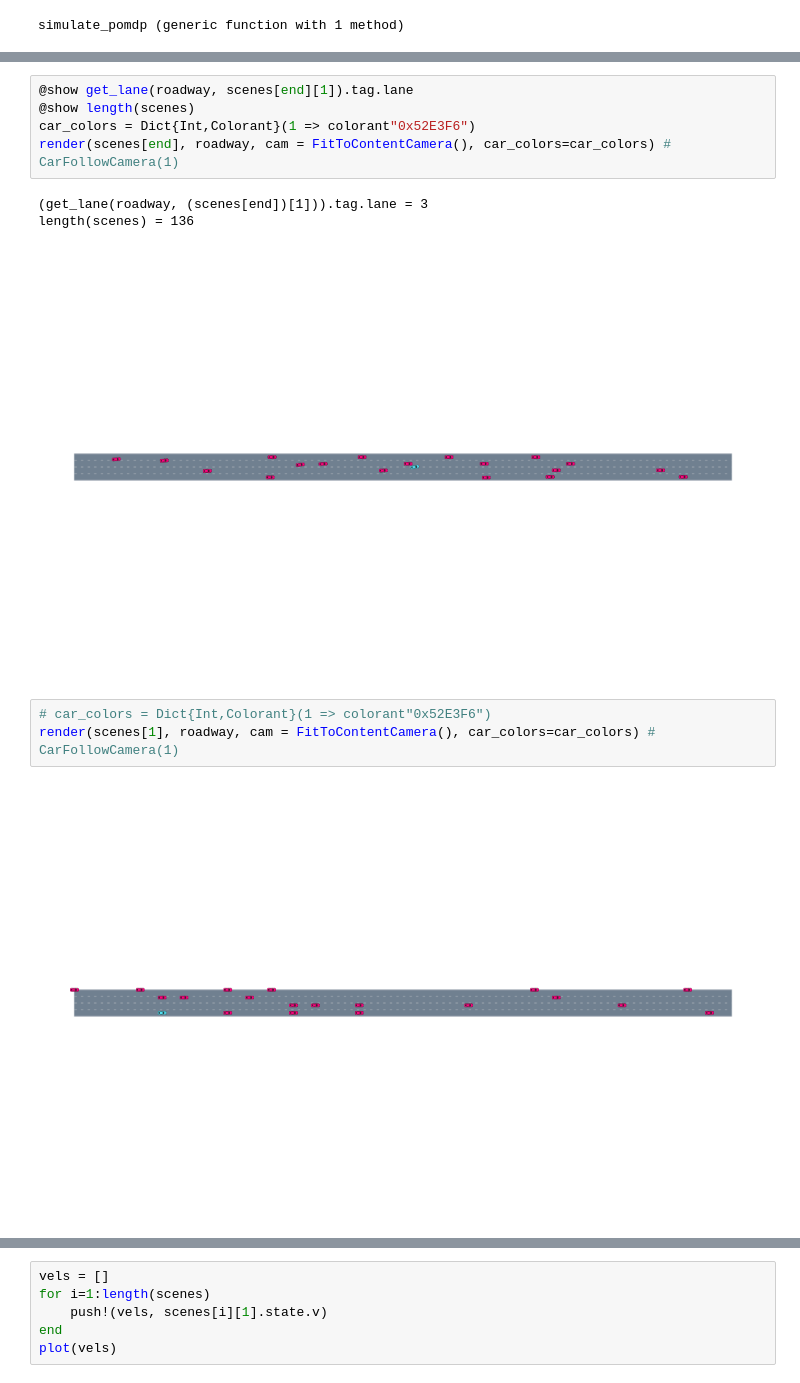
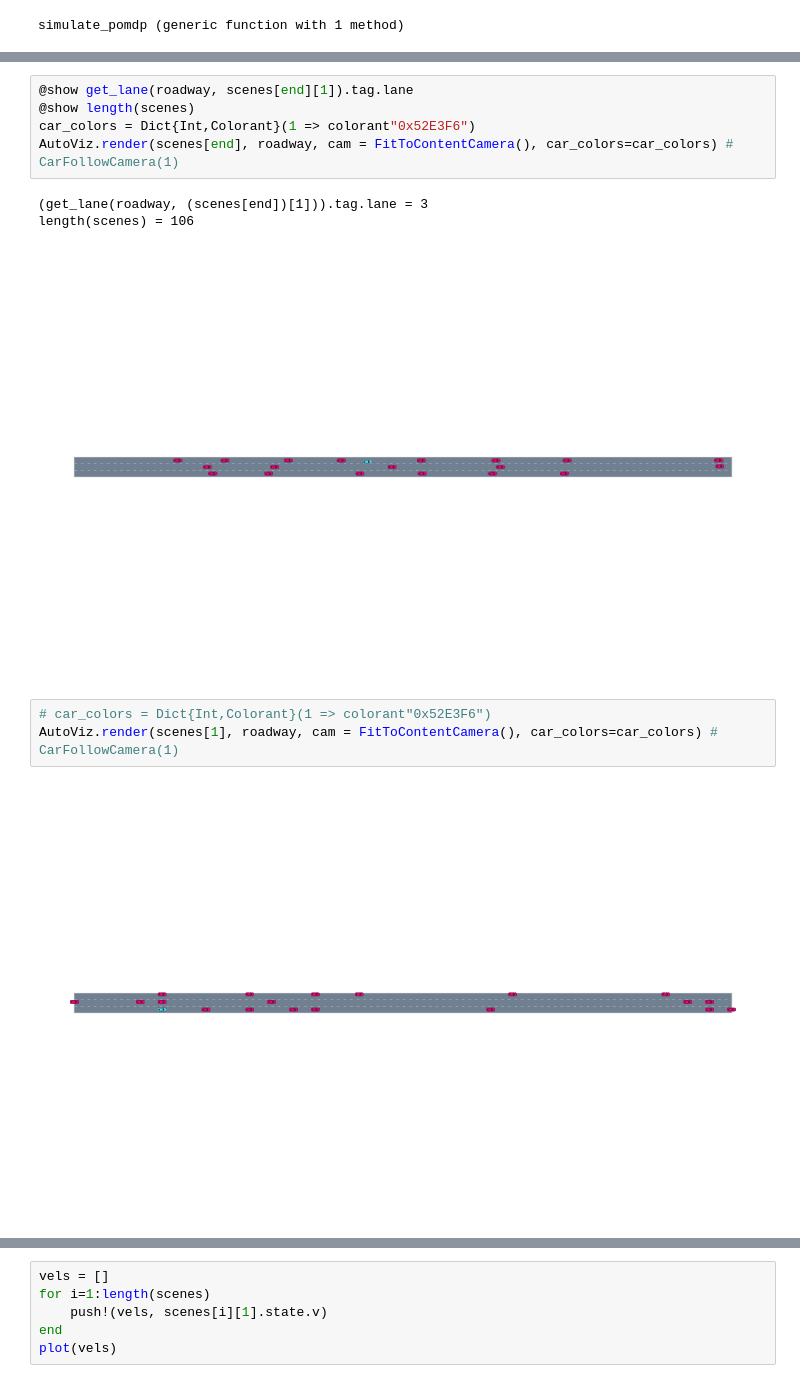
Before and after one commit to wbrannon/MCTSDriver, a Jupyter notebook: sim_pomdp.ipynb, the cells around one changed output, grey strips where cells are left out. Drawn from its saved outputs; the diff is of its cells as text.

```diff
--- a/sim_pomdp.ipynb
+++ b/sim_pomdp.ipynb
@@ -28,14 +12,14 @@ r = -15755.091434460155
 # %%
 @show get_lane(roadway, scenes[end][1]).tag.lane
 @show length(scenes)
 car_colors = Dict{Int,Colorant}(1 => colorant"0x52E3F6")
-render(scenes[end], roadway, cam = FitToContentCamera(), car_colors=car_colors) # CarFollowCamera(1)
+AutoViz.render(scenes[end], roadway, cam = FitToContentCamera(), car_colors=car_colors) # CarFollowCamera(1)
 # %% [output]
 (get_lane(roadway, (scenes[end])[1])).tag.lane = 3
-length(scenes) = 136
+length(scenes) = 106
-[figure, old version]
+[figure, new version]
 # %%
 # car_colors = Dict{Int,Colorant}(1 => colorant"0x52E3F6")
-render(scenes[1], roadway, cam = FitToContentCamera(), car_colors=car_colors) # CarFollowCamera(1)
+AutoViz.render(scenes[1], roadway, cam = FitToContentCamera(), car_colors=car_colors) # CarFollowCamera(1)
 # %% [output]
-[figure, old version]
+[figure, new version]
```
Also changed, not shown: parts of 8 cells of this notebook, 9 other files.
